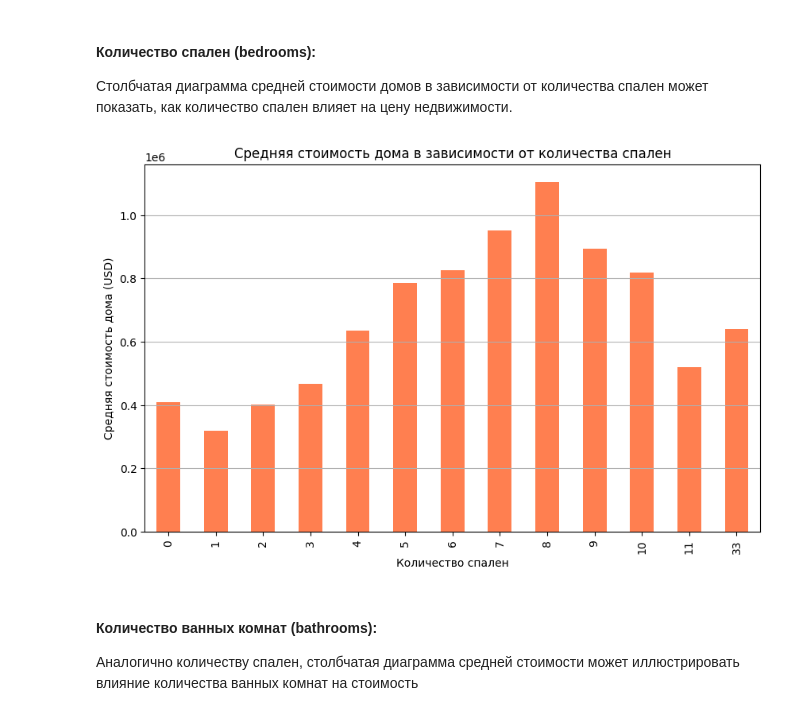
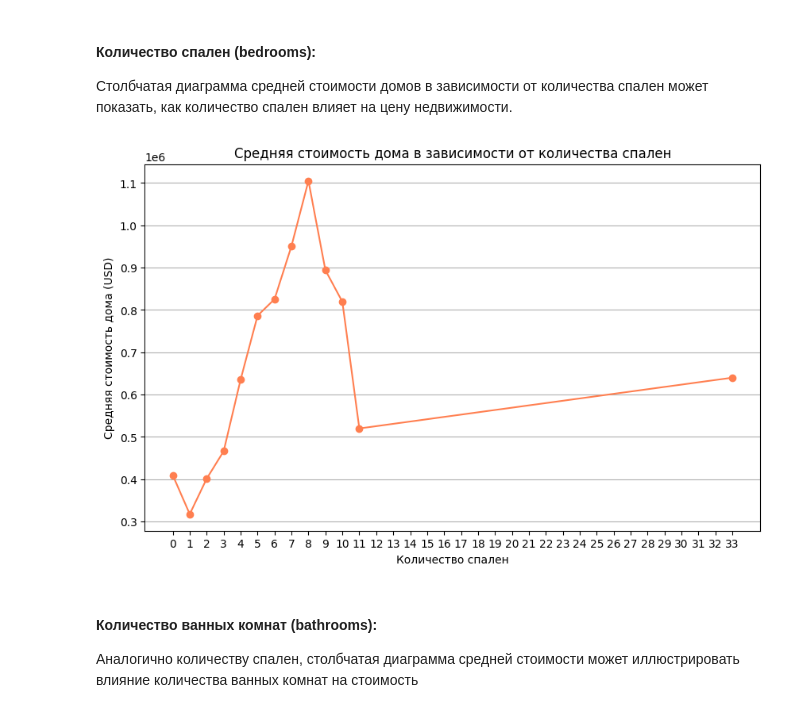
Before and after one commit to djpumauzb/Analyitics, a Jupyter notebook: Python for analytics/hw4/main.ipynb, the cells around one changed output. Cells and saved outputs as stored; diff of their text form; code cells hidden in the pictures.

```diff
--- a/Python for analytics/hw4/main.ipynb
+++ b/Python for analytics/hw4/main.ipynb
@@ -189,14 +189,15 @@ plt.show()
 Столбчатая диаграмма средней стоимости домов в зависимости от количества спален может показать, как количество спален влияет на цену недвижимости.
 # %%
 plt.figure(figsize=(10, 6))
-kc_house_data.groupby('bedrooms')['price'].mean().plot(kind='bar', color='coral')
+kc_house_data.groupby('bedrooms')['price'].mean().plot(kind='line', color='coral', marker='o')
 plt.title('Средняя стоимость дома в зависимости от количества спален')
 plt.xlabel('Количество спален')
 plt.ylabel('Средняя стоимость дома (USD)')
 plt.grid(axis='y')
+plt.xticks(range(0, max(kc_house_data['bedrooms'])+1))  # Убедитесь, что у вас есть метки для всех спален
 plt.show()
 # %% [output]
-[figure, old version]
+[figure, new version]
 # %% [markdown]
 #### Количество ванных комнат (bathrooms):
 
```
